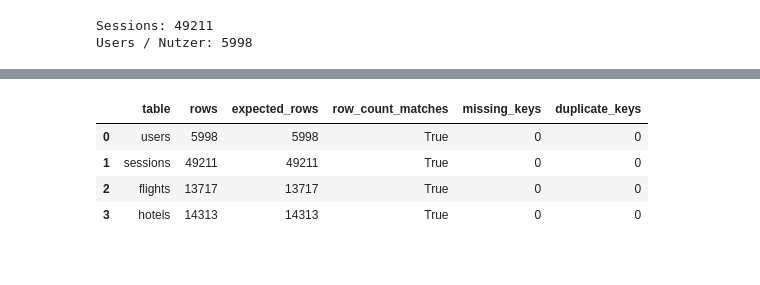
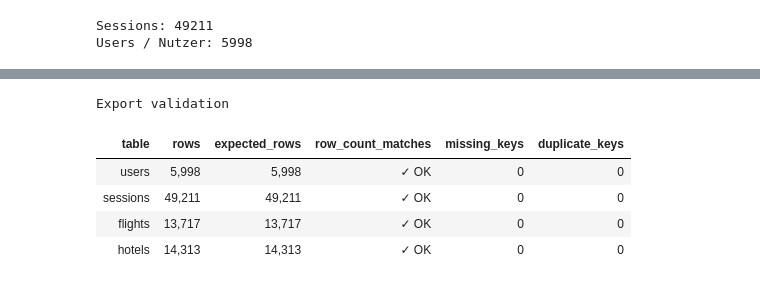
Before and after one commit to mperos1978/TravelTide, a Jupyter notebook: notebooks/01_eda.ipynb, the cells around one changed output, grey strips where cells are left out. Drawn from its saved outputs; the diff is of its cells as text; code cells hidden in the pictures.

Commit message:
Add user quality checks and consistent pastel visualizations

```diff
--- a/notebooks/01_eda.ipynb
+++ b/notebooks/01_eda.ipynb
@@ -20,35 +112,73 @@ Users / Nutzer: 5998
 # %%
 # load the remaining local exports
 # weitere lokale exportdateien laden
 users = pd.read_csv(project_root / "data" / "raw" / "users.csv")
 flights = pd.read_csv(project_root / "data" / "raw" / "flights.csv")
 hotels = pd.read_csv(project_root / "data" / "raw" / "hotels.csv")
 
 # compare exported row counts with SQL results and check primary keys
 # exportierte zeilenzahlen mit SQL-ergebnissen vergleichen und schlüssel prüfen
 tables = {
     "users": (users, "user_id", 5998),
     "sessions": (sessions, "session_id", 49211),
     "flights": (flights, "trip_id", 13717),
     "hotels": (hotels, "trip_id", 14313),
 }
 
 export_checks = pd.DataFrame([
     {
         "table": name,
         "rows": len(df),
         "expected_rows": expected,
         "row_count_matches": len(df) == expected,
         "missing_keys": df[key].isna().sum(),
         "duplicate_keys": df[key].duplicated().sum(),
     }
     for name, (df, key, expected) in tables.items()
 ])
 
-display(export_checks)
+# highlight validation results while keeping the shared table design
+# prüfergebnisse hervorheben und gemeinsame tabellengestaltung verwenden
+def highlight_check(value, expected):
+    passed = value == expected
+    background = "#DDEFEA" if passed else "#F5DFE3"
+    color = "#24594D" if passed else "#8B3045"
+
+    return (
+        f"background-color: {background}; "
+        f"color: {color}; font-weight: 600;"
+    )
+
+
+styled_checks = (
+    style_overview(
+        export_checks,
+        "Export validation",
+        {
+            "rows": "{:,.0f}",
+            "expected_rows": "{:,.0f}",
+            "row_count_matches": (
+                lambda value: "✓ OK" if value else "✗ Mismatch"
+            ),
+            "missing_keys": "{:,.0f}",
+            "duplicate_keys": "{:,.0f}",
+        },
+    )
+    .map(
+        lambda value: highlight_check(value, True),
+        subset=["row_count_matches"],
+    )
+    .map(
+        lambda value: highlight_check(value, 0),
+        subset=["missing_keys", "duplicate_keys"],
+    )
+)
+
+display(styled_checks)
 # %% [output]
+Export validation
-|  | table | rows | expected_rows | row_count_matches | missing_keys | duplicate_keys |
-| 0 | users | 5998 | 5998 | True | 0 | 0 |
-| 1 | sessions | 49211 | 49211 | True | 0 | 0 |
-| 2 | flights | 13717 | 13717 | True | 0 | 0 |
-| 3 | hotels | 14313 | 14313 | True | 0 | 0 |
+| table | rows | expected_rows | row_count_matches | missing_keys | duplicate_keys |
+| users | 5,998 | 5,998 | ✓ OK | 0 | 0 |
+| sessions | 49,211 | 49,211 | ✓ OK | 0 | 0 |
+| flights | 13,717 | 13,717 | ✓ OK | 0 | 0 |
+| hotels | 14,313 | 14,313 | ✓ OK | 0 | 0 |
```
Also changed, not shown: parts of 20 cells of this notebook.
